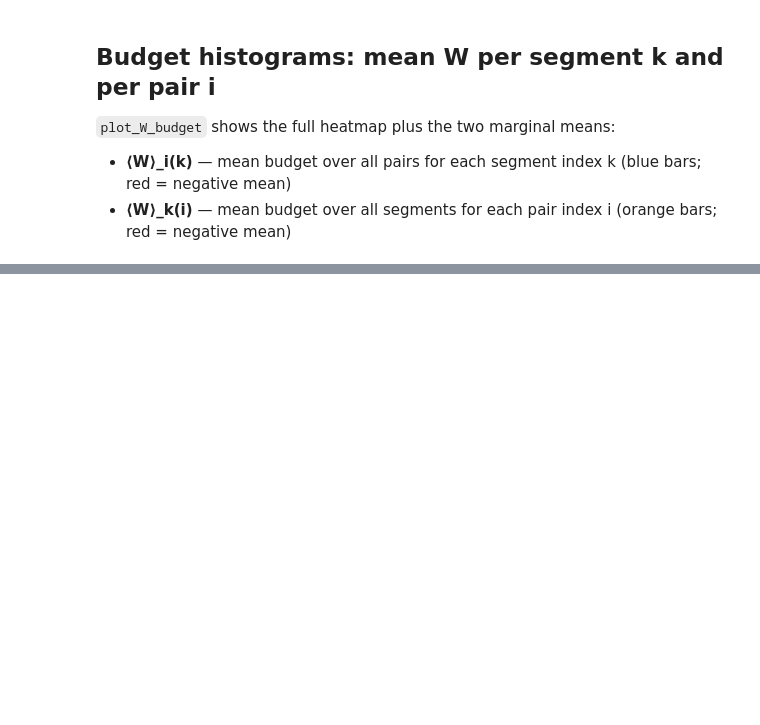
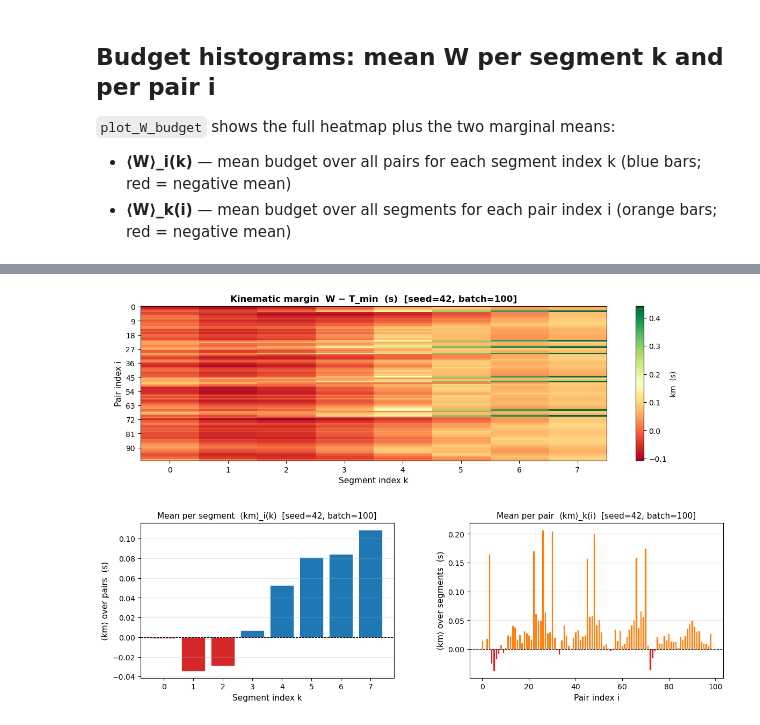
Before and after one commit to JvPost/Portfolio, a Jupyter notebook: ksb/notebooks/plot_segment_events.ipynb, the cells around one changed output, grey strips where cells are left out. Cells and saved outputs as stored; diff of their text form; code cells hidden in the pictures; blank space fills up the shorter version.

```diff
--- a/ksb/notebooks/plot_segment_events.ipynb
+++ b/ksb/notebooks/plot_segment_events.ipynb
@@ -188,0 +195,4 @@ fig = plot_W_budget(result.segment_events, title_suffix=f"seed=42, batch={cfg['b
+# %%
+fig = plot_kinematic_margin(result.segment_sync_response, title_suffix=f"seed=42, batch={cfg['batch']}")
+# %% [output]
+[figure, added]
```
Also changed, not shown: parts of 7 cells of this notebook, 7 other files.
